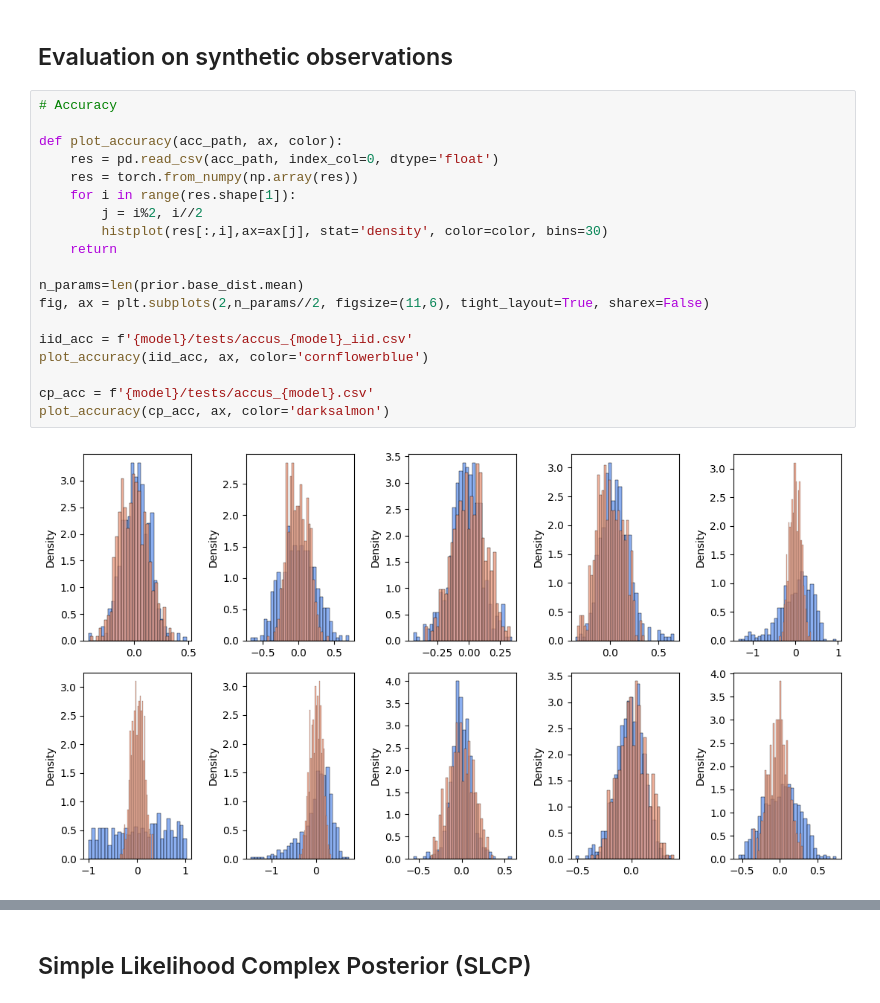
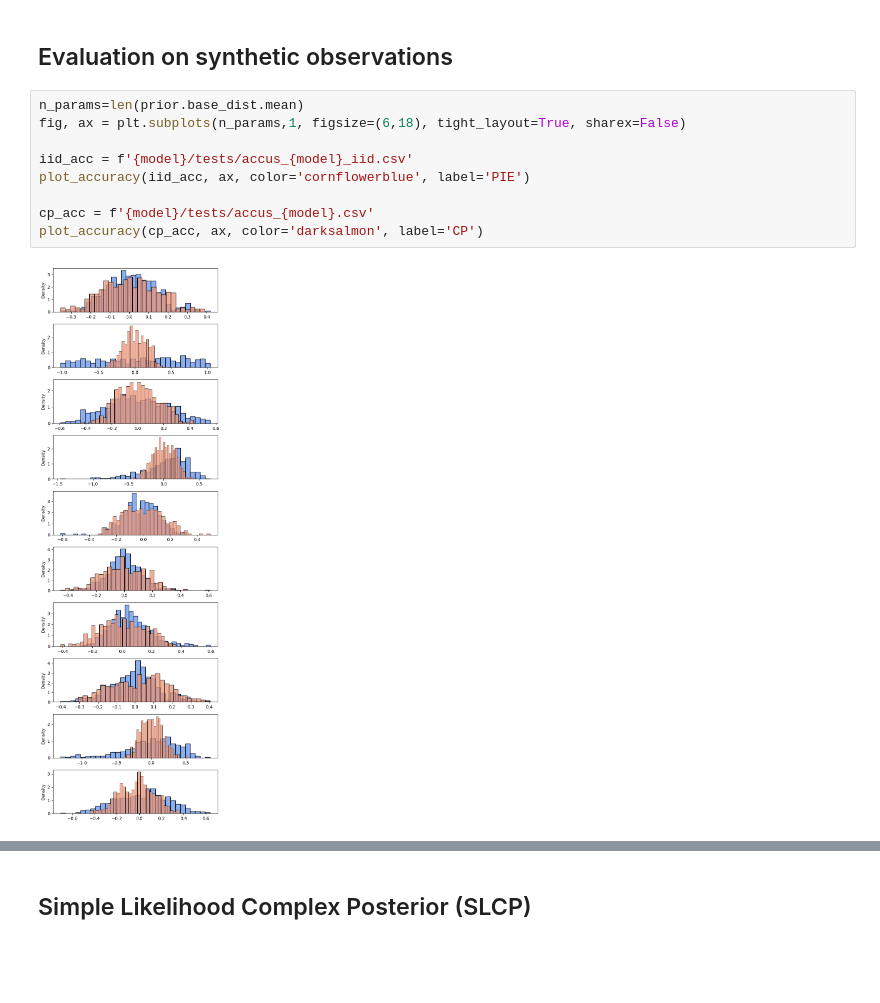
Before and after one commit to nadavbennun1/collective_posterior, a Jupyter notebook: test collective.ipynb, the cells around one changed output, grey strips where cells are left out. Cells and saved outputs as stored; diff of their text form; blank space fills up the shorter version.

```diff
--- a/test collective.ipynb
+++ b/test collective.ipynb
@@ -180,25 +197,15 @@ for i in range(len(th)):
 # %% [markdown]
 ## Evaluation on synthetic observations
 # %%
-# Accuracy
-
-def plot_accuracy(acc_path, ax, color):
-    res = pd.read_csv(acc_path, index_col=0, dtype='float')
-    res = torch.from_numpy(np.array(res))
-    for i in range(res.shape[1]):
-        j = i%2, i//2
-        histplot(res[:,i],ax=ax[j], stat='density', color=color, bins=30)
-    return
-
 n_params=len(prior.base_dist.mean)
-fig, ax = plt.subplots(2,n_params//2, figsize=(11,6), tight_layout=True, sharex=False)
+fig, ax = plt.subplots(n_params,1, figsize=(6,18), tight_layout=True, sharex=False)
 
 iid_acc = f'{model}/tests/accus_{model}_iid.csv'
-plot_accuracy(iid_acc, ax, color='cornflowerblue')
+plot_accuracy(iid_acc, ax, color='cornflowerblue', label='PIE')
 
 cp_acc = f'{model}/tests/accus_{model}.csv'
-plot_accuracy(cp_acc, ax, color='darksalmon')
+plot_accuracy(cp_acc, ax, color='darksalmon', label='CP')
 # %% [output]
-[figure, old version]
+[figure, new version]
 # %%
 # Coverage
```
Also changed, not shown: parts of 25 cells of this notebook, 1 other file.
